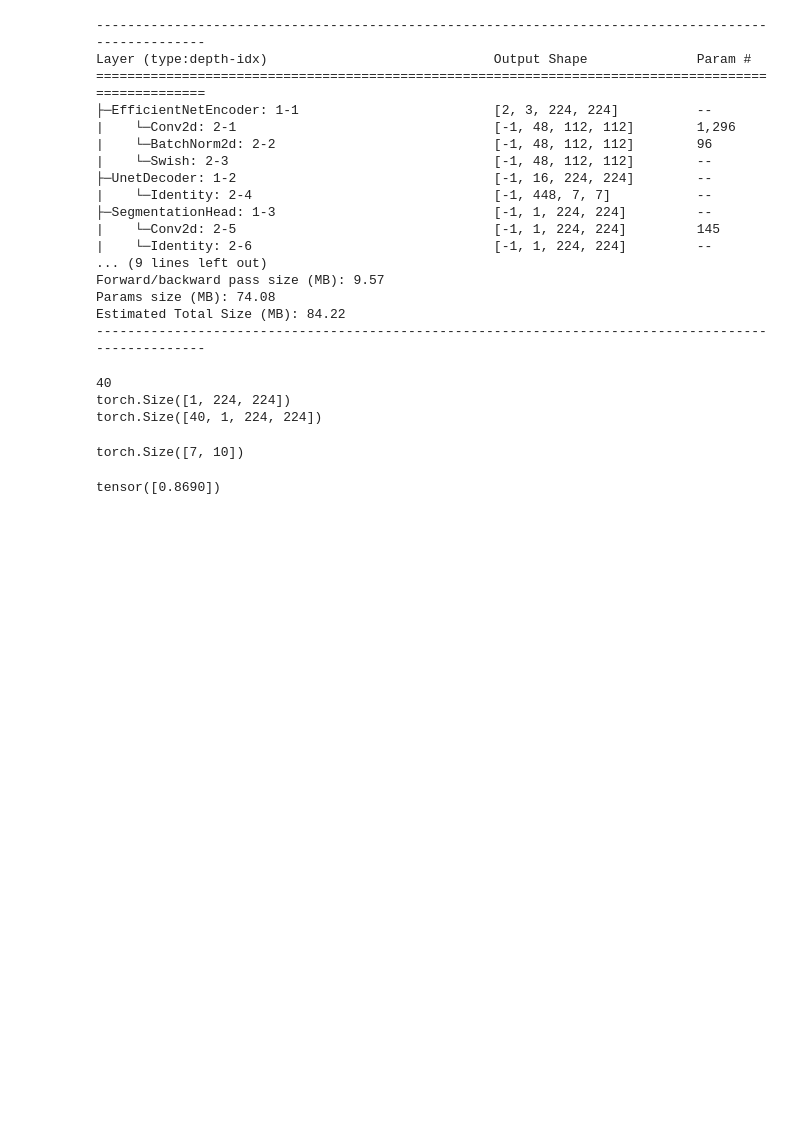
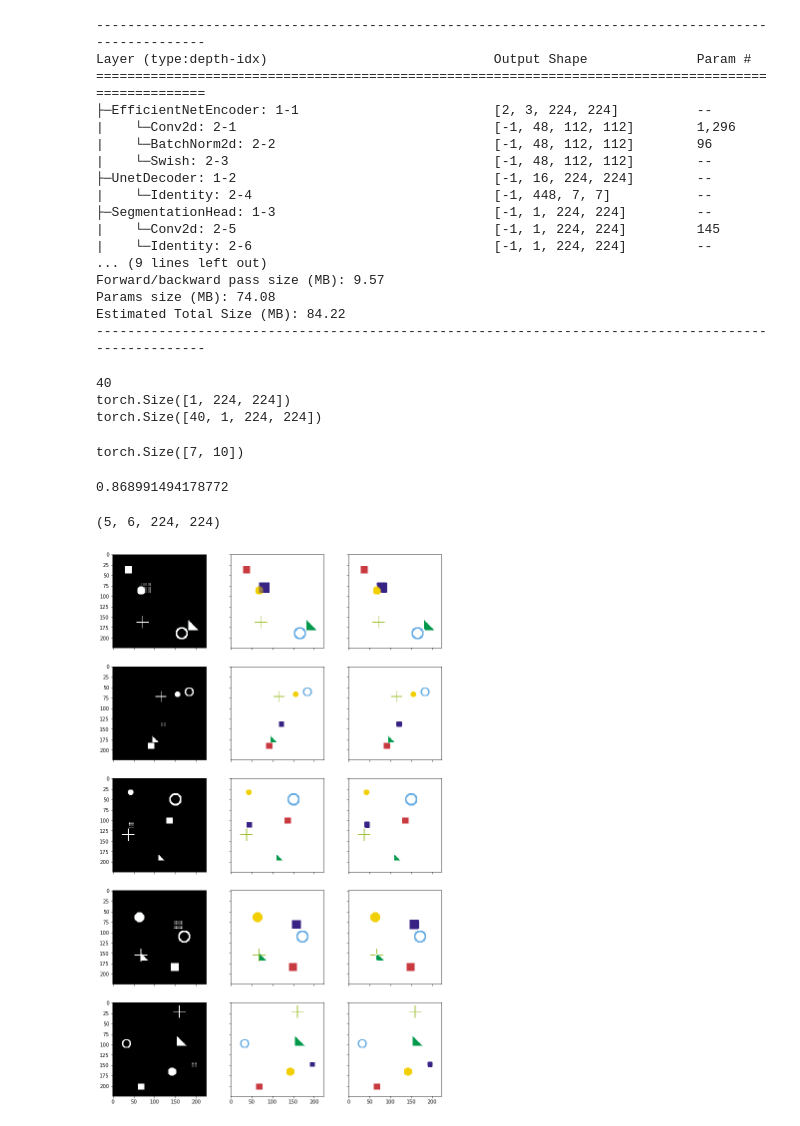
Before and after one commit to sowmen/imanip_main, a Jupyter notebook: scratchpad.ipynb, the cells around one changed output. Drawn from its saved outputs; the diff is of its cells as text; code cells hidden in the pictures; blank space fills up the shorter version.

Commit message:
simulation success

```diff
--- a/scratchpad.ipynb
+++ b/scratchpad.ipynb
@@ -967,7 +967,65 @@ def dice_coeff(outputs : list, targets : list):
     for i, c in enumerate(zip(outputs, targets)):
         s = s + soft_dice_score(c[0], c[1])
     return s / (i + 1)
-# %%
-dice_coeff(y,x)
-# %% [output]
-tensor([0.8690])
+# %%
+soft_dice_score(b,a).item()
+# %% [output]
+0.868991494178772
+# %%
+import segmentation_models_pytorch as smp
+from sim_dataset import SimDataset
+import torch.nn.functional as F
+from torch.utils.data import DataLoader
+import helper
+from torchvision import transforms
+
+device = 'cuda'
+model = smp.Unet('timm-efficientnet-b4', classes=6, encoder_weights='imagenet')
+model.load_state_dict(torch.load('weights/Simulation_64Unet(end-end)_[02|10_11|49|35].h5'))
+model.to(device)
+model.eval()   # Set model to the evaluation mode
+
+trans = transforms.Compose([
+    transforms.ToTensor(),
+    transforms.Normalize([0.485, 0.456, 0.406], [0.229, 0.224, 0.225]) # imagenet
+])
+# Create another simulation dataset for test
+test_dataset = SimDataset(5, transform = trans)
+test_loader = DataLoader(test_dataset, batch_size=5, shuffle=False, num_workers=0)
+
+# Get the first batch
+data = next(iter(test_loader))
+inputs = data['image']
+labels = data['mask']
+inputs = inputs.to(device)
+labels = labels.to(device)
+
+
+# Predict
+pred = model(inputs)
+# The loss functions include the sigmoid function.
+pred = F.sigmoid(pred)
+pred = pred.data.cpu().detach().numpy()
+print(pred.shape)
+
+def reverse_transform(inp):
+    inp = inp.numpy().transpose((1, 2, 0))
+    mean = np.array([0.485, 0.456, 0.406])
+    std = np.array([0.229, 0.224, 0.225])
+    inp = std * inp + mean
+    inp = np.clip(inp, 0, 1)
+    inp = (inp * 255).astype(np.uint8)
+
+    return inp
+
+# Change channel-order and make 3 channels for matplot
+input_images_rgb = [reverse_transform(x) for x in inputs.cpu()]
+
+# Map each channel (i.e. class) to each color
+target_masks_rgb = [helper.masks_to_colorimg(x) for x in labels.cpu().numpy()]
+pred_rgb = [helper.masks_to_colorimg(x) for x in pred]
+
+helper.plot_side_by_side([input_images_rgb, target_masks_rgb, pred_rgb])
+# %% [output]
+(5, 6, 224, 224)
+[figure, added]
```
Also changed, not shown: 6 other files.
